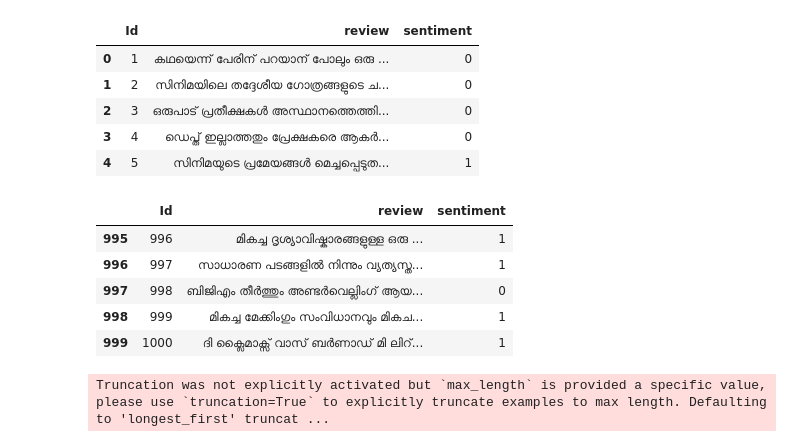
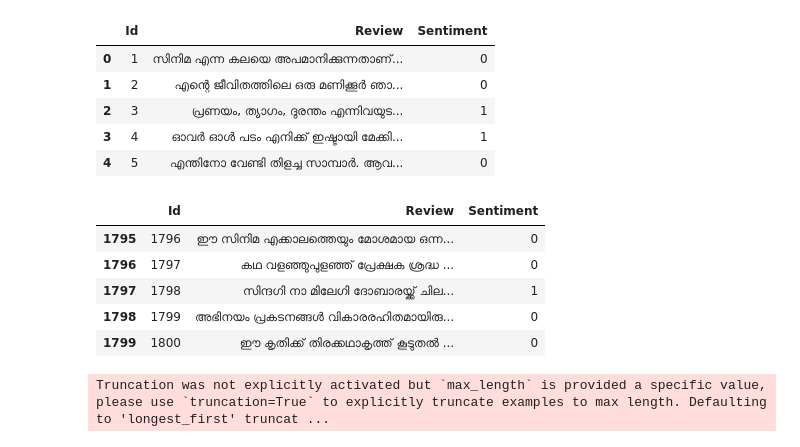
Before and after one commit to Abhijith7711/Abhijith7711, a Jupyter notebook: Review_BERT.ipynb, the cells around one changed output. Cells and saved outputs as stored; diff of their text form; code cells hidden in the pictures.

```diff
--- a/Review_BERT.ipynb
+++ b/Review_BERT.ipynb
@@ -49,29 +51,29 @@ import sklearn
 # %%
 import pandas as pd
 
 # Load the dataset
-file_path = 'Movie_Review.csv'
+file_path = 'Movie.csv'
 df = pd.read_csv(file_path)
 
 # Display the first few rows
 df.head()
 # %% [output]
-|  | Id | review | sentiment |
-| 0 | 1 | കഥയെന്ന് പേരിന് പറയാന് പോലും ഒരു ... | 0 |
-| 1 | 2 | സിനിമയിലെ തദ്ദേശീയ ഗോത്രങ്ങളുടെ ച... | 0 |
-| 2 | 3 | ഒരുപാട് പ്രതീക്ഷകൾ അസ്ഥാനത്തെത്തി... | 0 |
-| 3 | 4 | ഡെപ്ത് ഇല്ലാത്തതും പ്രേക്ഷകരെ ആകർ... | 0 |
-| 4 | 5 | സിനിമയുടെ പ്രമേയങ്ങൾ മെച്ചപ്പെടുത... | 1 |
+|  | Id | Review | Sentiment |
+| 0 | 1 | സിനിമ എന്ന കലയെ അപമാനിക്കുന്നതാണ്... | 0 |
+| 1 | 2 | എന്റെ ജീവിതത്തിലെ ഒരു മണിക്കൂർ ഞാ... | 0 |
+| 2 | 3 | പ്രണയം, ത്യാഗം, ദുരന്തം എന്നിവയുട... | 1 |
+| 3 | 4 | ഓവർ ഓൾ പടം എനിക്ക് ഇഷ്ടായി മേക്കി... | 1 |
+| 4 | 5 | എന്തിനോ വേണ്ടി തിളച്ച സാമ്പാർ. ആവ... | 0 |
 # %%
 # Display last few rows
 df.tail()
 # %% [output]
-|  | Id | review | sentiment |
-| 995 | 996 | മികച്ച ദൃശ്യാവിഷ്കാരങ്ങളുള്ള ഒരു ... | 1 |
-| 996 | 997 | സാധാരണ പടങ്ങളിൽ നിന്നും വ്യത്യസ്ത... | 1 |
-| 997 | 998 | ബിജിഎം തീർത്തും അണ്ടർവെല്ലിംഗ് ആയ... | 0 |
-| 998 | 999 | മികച്ച മേക്കിംഗും സംവിധാനവും മികച... | 1 |
-| 999 | 1000 | ദി ക്ലൈമാക്സ് വാസ് ബർണാഡ് മി ലിറ്... | 1 |
+|  | Id | Review | Sentiment |
+| 1795 | 1796 | ഈ സിനിമ എക്കാലത്തെയും മോശമായ ഒന്ന... | 0 |
+| 1796 | 1797 | കഥ വളഞ്ഞുപുളഞ്ഞ് പ്രേക്ഷക ശ്രദ്ധ ... | 0 |
+| 1797 | 1798 | സിന്ദഗി നാ മിലേഗി ദോബാരയ്ക്ക് ചില... | 1 |
+| 1798 | 1799 | അഭിനയം പ്രകടനങ്ങൾ വികാരരഹിതമായിരു... | 0 |
+| 1799 | 1800 | ഈ കൃതിക്ക് തിരക്കഥാകൃത്ത് കൂടുതൽ ... | 0 |
 # %%
 #preprocess the data
 from transformers import BertTokenizer
```
Also changed, not shown: parts of 13 cells of this notebook.
